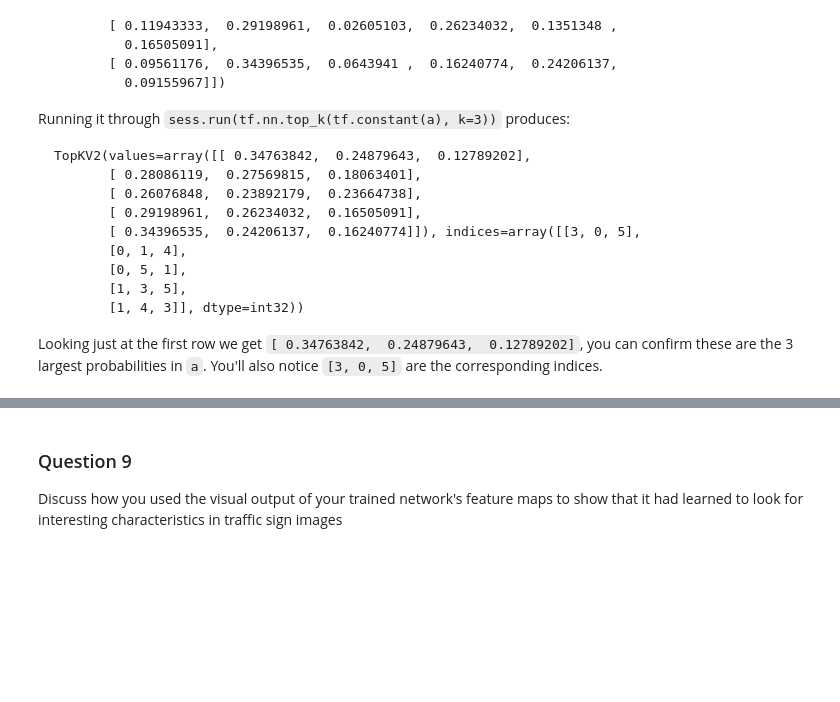
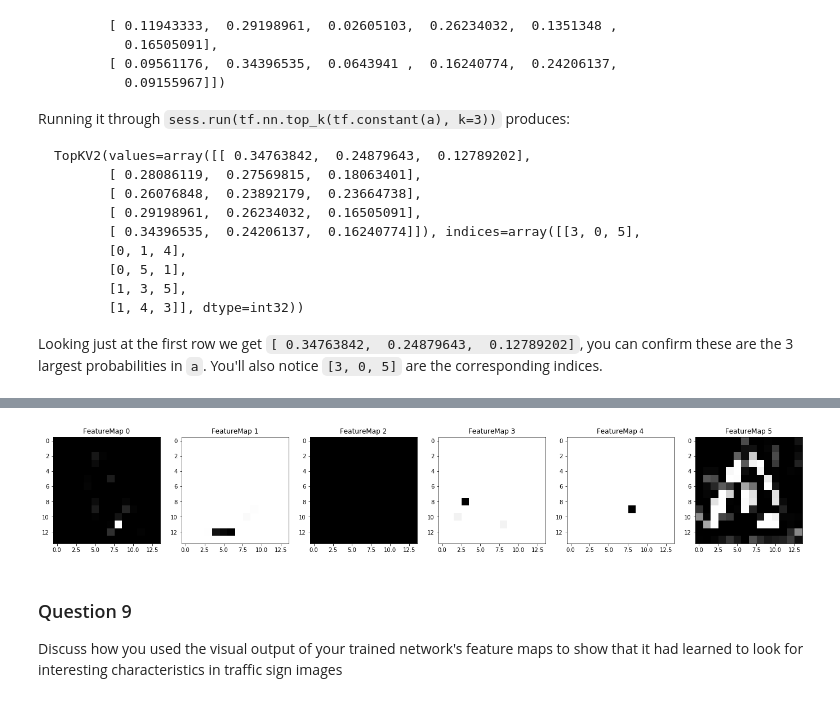
Before and after one commit to DolphinWorld/udacitySelfDrivingCourse, a Jupyter notebook: P2/Traffic_Sign_Classifier.ipynb, the cells around one changed output, grey strips where cells are left out. Drawn from its saved outputs; the diff is of its cells as text; code cells hidden in the pictures; blank space fills up the shorter version.

```diff
--- a/P2/Traffic_Sign_Classifier.ipynb
+++ b/P2/Traffic_Sign_Classifier.ipynb
@@ -338,3 +356,5 @@ Test Accuracy = 0.057
 ### Run the predictions here and use the model to output the prediction for each image.
 ### Make sure to pre-process the images with the same pre-processing pipeline used earlier.
 ### Feel free to use as many code cells as needed.
+grayPics = grayedOut(X_test_raw[0:5])
+print(grayPics.shape)
@@ -343,3 +365,18 @@ Test Accuracy = 0.057
 # %%
 ### Calculate the accuracy for these 5 new images.
 ### For example, if the model predicted 1 out of 5 signs correctly, it's 20% accurate on these new images.
+
+print("entering")
+
+yArr = [0] * 5
+
+with tf.Session() as sess:
+    # Restore variables from disk.
+    print("Start loading")
+    new_saver = tf.train.import_meta_graph('./lenet.meta')
+    print("Loaded, restoring")
+    new_saver.restore(sess, tf.train.latest_checkpoint('./'))
+    print("restored, training")
+
+    result = sess.run(logits, feed_dict={x : grayPics, y:yArr})
+    print(result.shape)
@@ -408,32 +456,91 @@ For an example of what feature map outputs look like, check out NVIDIA's results
 # %%
 ### Visualize your network's feature maps here.
 ### Feel free to use as many code cells as needed.
 
 # image_input: the test image being fed into the network to produce the feature maps
 # tf_activation: should be a tf variable name used during your training procedure that represents the calculated state of a specific weight layer
 # activation_min/max: can be used to view the activation contrast in more detail, by default matplot sets min and max to the actual min and max values of the output
 # plt_num: used to plot out multiple different weight feature map sets on the same block, just extend the plt number for each new feature map entry
 
 def outputFeatureMap(image_input, tf_activation, activation_min=-1, activation_max=-1 ,plt_num=1):
     # Here make sure to preprocess your image_input in a way your network expects
     # with size, normalization, ect if needed
     # image_input =
     # Note: x should be the same name as your network's tensorflow data placeholder variable
     # If you get an error tf_activation is not defined it maybe having trouble accessing the variable from inside a function
     activation = tf_activation.eval(session=sess,feed_dict={x : image_input})
     featuremaps = activation.shape[3]
-    plt.figure(plt_num, figsize=(15,15))
+    plt.figure(plt_num, figsize=(32,32))
     for featuremap in range(featuremaps):
         plt.subplot(6,8, featuremap+1) # sets the number of feature maps to show on each row and column
         plt.title('FeatureMap ' + str(featuremap)) # displays the feature map number
         if activation_min != -1 & activation_max != -1:
             plt.imshow(activation[0,:,:, featuremap], interpolation="nearest", vmin =activation_min, vmax=activation_max, cmap="gray")
         elif activation_max != -1:
             plt.imshow(activation[0,:,:, featuremap], interpolation="nearest", vmax=activation_max, cmap="gray")
         elif activation_min !=-1:
             plt.imshow(activation[0,:,:, featuremap], interpolation="nearest", vmin=activation_min, cmap="gray")
         else:
             plt.imshow(activation[0,:,:, featuremap], interpolation="nearest", cmap="gray")
+
+#outputFeatureMap(X_test_raw[0], conv1)
+#outputFeatureMap(X_test[10], conv1)
+mu = 0
+sigma = 0.1
+
+conv1_W = tf.Variable(tf.truncated_normal(shape=(5, 5, 1, 6), mean = mu, stddev = sigma))
+conv1_b = tf.Variable(tf.zeros(6))
+conv1_2d   = tf.nn.conv2d(x, conv1_W, strides=[1, 1, 1, 1], padding='VALID', name="conv1_var") + conv1_b
+
+# SOLUTION: Activation.
+conv1 = tf.nn.sigmoid(conv1_2d)
+
+# SOLUTION: Pooling. Input = 28x28x6. Output = 14x14x6.
+conv1 = tf.nn.max_pool(conv1, ksize=[1, 2, 2, 1], strides=[1, 2, 2, 1], padding='VALID')
+
+# SOLUTION: Layer 2: Convolutional. Output = 10x10x16.
+conv2_W = tf.Variable(tf.truncated_normal(shape=(5, 5, 6, 16), mean = mu, stddev = sigma))
+conv2_b = tf.Variable(tf.zeros(16))
+conv2_2d   = tf.nn.conv2d(conv1, conv2_W, strides=[1, 1, 1, 1], padding='VALID', name="conv2_var") + conv2_b
+
+# SOLUTION: Activation.
+conv2_2e = tf.nn.sigmoid(conv2_2d)
+
+# SOLUTION: Pooling. Input = 10x10x16. Output = 5x5x16.
+conv2 = tf.nn.max_pool(conv2_2e, ksize=[1, 2, 2, 1], strides=[1, 2, 2, 1], padding='VALID')
+
+# SOLUTION: Flatten. Input = 5x5x16. Output = 400.
+fc0   = flatten(conv2)
+
+# SOLUTION: Layer 3: Fully Connected. Input = 400. Output = 120.
+fc1_W = tf.Variable(tf.truncated_normal(shape=(400, 120), mean = mu, stddev = sigma))
+fc1_b = tf.Variable(tf.zeros(120))
+fc1   = tf.matmul(fc0, fc1_W) + fc1_b
+
+# SOLUTION: Activation.
+#fc1    = tf.nn.relu(fc1)
+fc1 = tf.nn.relu(fc1)
+
+# SOLUTION: Layer 4: Fully Connected. Input = 120. Output = 86.
+fc2_W  = tf.Variable(tf.truncated_normal(shape=(120, 86), mean = mu, stddev = sigma))
+fc2_b  = tf.Variable(tf.zeros(86))
+fc2    = tf.matmul(fc1, fc2_W) + fc2_b
+
+# SOLUTION: Activation.
+fc2 = tf.nn.sigmoid(fc2)
+
+# SOLUTION: Layer 6: Fully Connected. Input = 86. Output = 43.
+fc3_W  = tf.Variable(tf.truncated_normal(shape=(86, 43), mean = mu, stddev = sigma))
+fc3_b  = tf.Variable(tf.zeros(43))
+logits = tf.matmul(fc2, fc3_W) + fc3_b
+
+with tf.Session() as sess:
+    saver.restore(sess, tf.train.latest_checkpoint('.'))
+    sess.run(tf.global_variables_initializer())
+    tf_conv1 = sess.run(conv1, feed_dict={x: X_train})
+    outputFeatureMap(X_train, conv1, plt_num=1)
+# %% [output]
+[figure, added]
 # %% [markdown]
 ### Question 9
 
```
Also changed, not shown: parts of 9 cells of this notebook, 1 other file.
